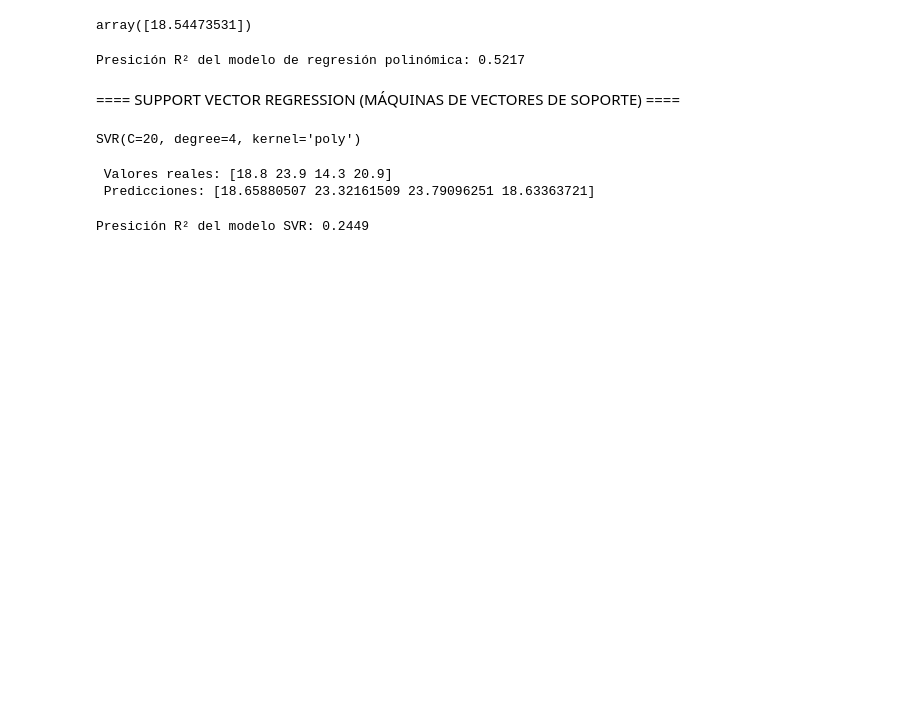
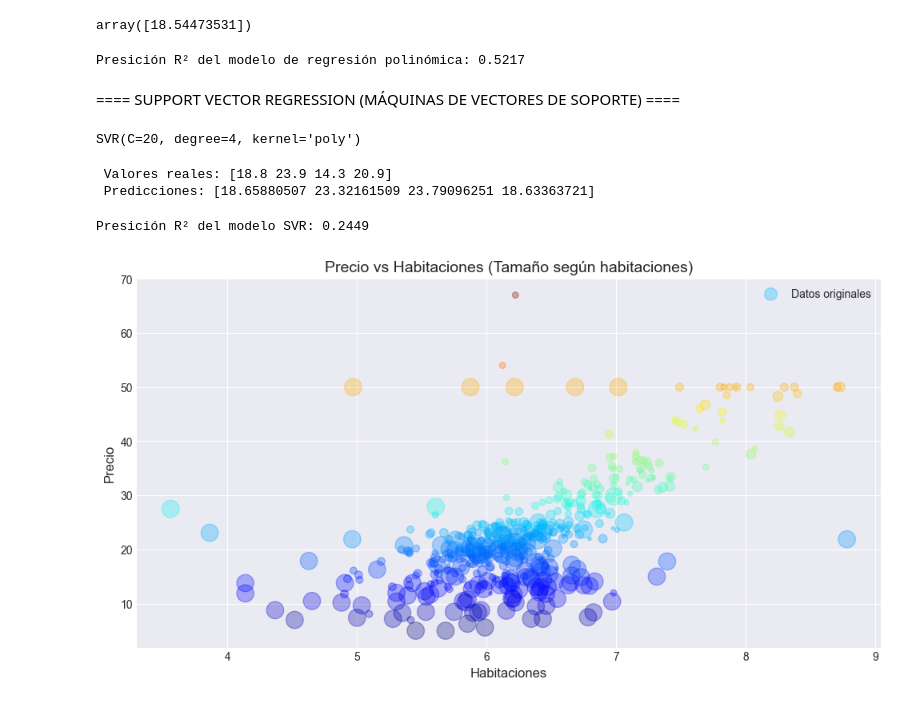
Before and after one commit to beyondAnalysIs/Machine_Learning_Python_scikit-learn, a Jupyter notebook: regresion/02_regresion_polinomica.ipynb, the cells around one changed output. Cells and saved outputs as stored; diff of their text form; code cells hidden in the pictures; blank space fills up the shorter version.

```diff
--- a/regresion/02_regresion_polinomica.ipynb
+++ b/regresion/02_regresion_polinomica.ipynb
@@ -279,3 +282,20 @@ r2_svr = r2_score(y_test, y_pred_svr)
 print(f'Presición R² del modelo SVR: {r2_svr:.4f}')
 # %% [output]
 Presición R² del modelo SVR: 0.2449
+# %%
+plt.scatter(
+    X, y,
+    alpha=0.3,
+    label='Datos originales',
+    s=df_copy['radio'] * 10,
+    c=df_copy['precio'],
+    cmap=plt.get_cmap('jet')
+)
+plt.title('Precio vs Habitaciones (Tamaño según habitaciones)')
+plt.xlabel('Habitaciones')
+plt.ylabel('Precio')
+plt.legend()
+plt.grid(True)
+plt.show()
+# %% [output]
+[figure, added]
```
Also changed, not shown: parts of 6 cells of this notebook, 1 other file.
